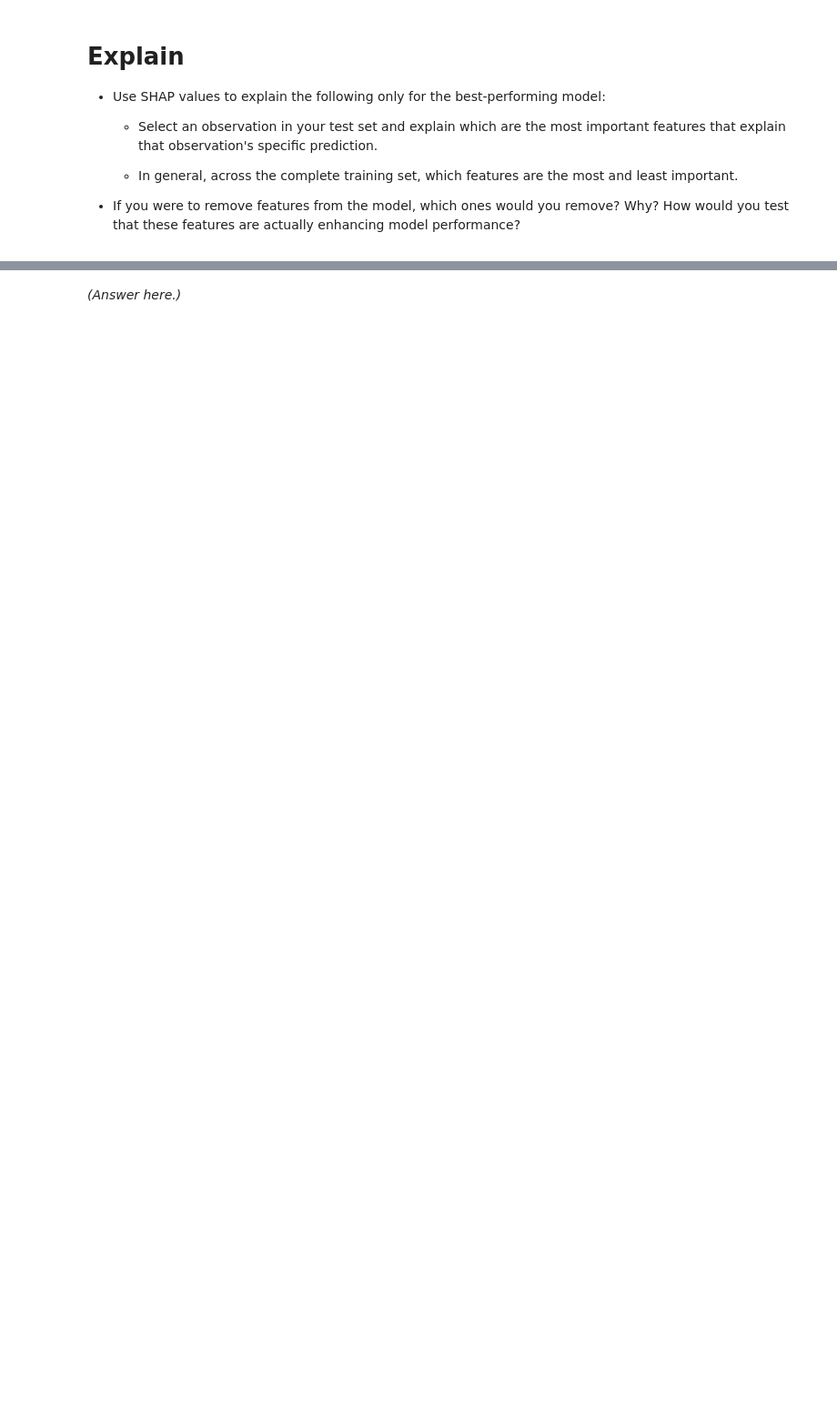
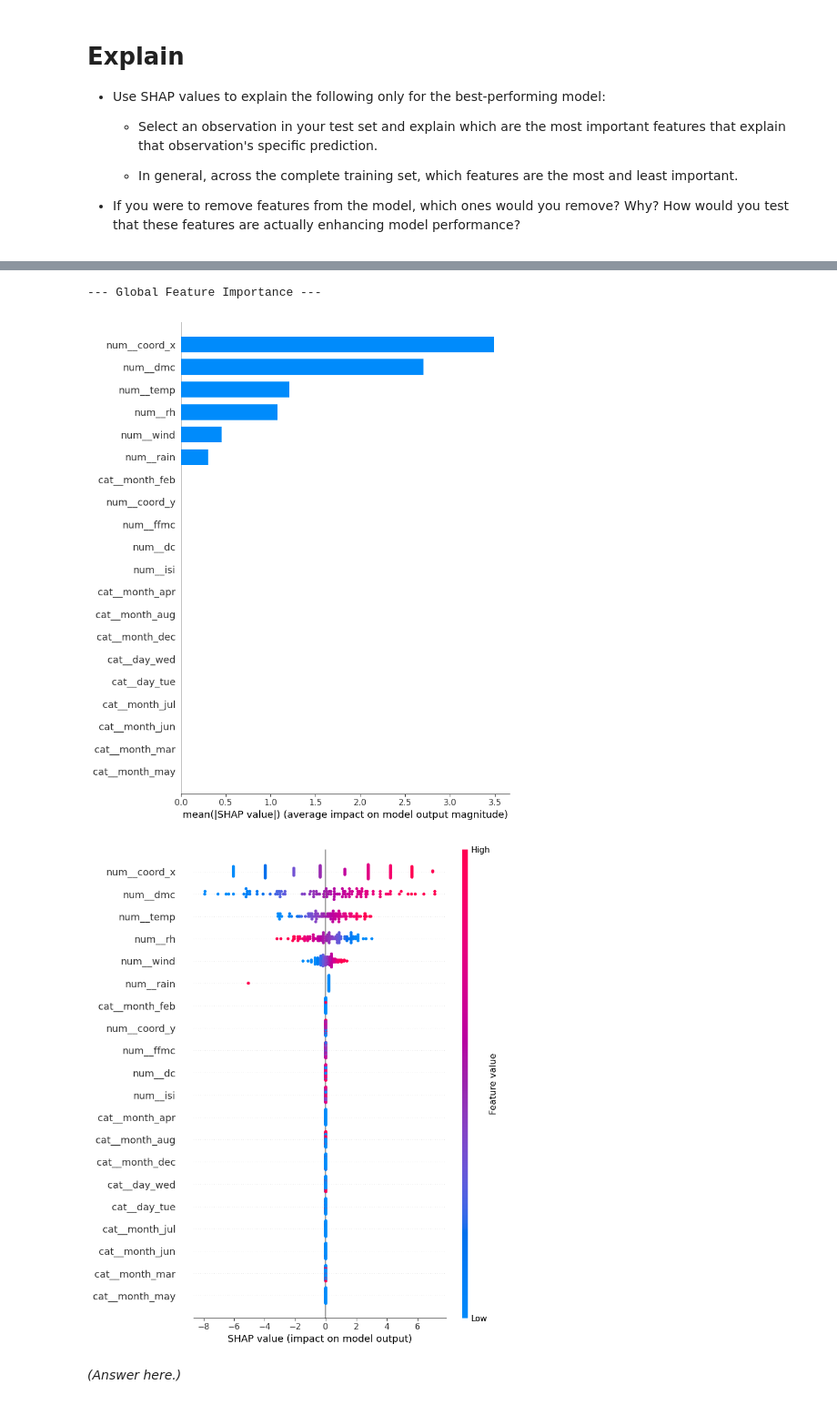
Before and after one commit to davyjones1210/production, a Jupyter notebook: 02_activities/assignments/assignment_2.ipynb, the cells around one changed output, grey strips where cells are left out. Shown at 91% size. Cells and saved outputs as stored; diff of their text form; code cells hidden in the pictures; blank space fills up the shorter version.

```diff
--- a/02_activities/assignments/assignment_2.ipynb
+++ b/02_activities/assignments/assignment_2.ipynb
@@ -315,0 +313,17 @@ NameError: name 'scores' is not defined
+# %%
+scores = {
+    'Pipeline A': grid_a.best_score_,
+    'Pipeline B': grid_b.best_score_,
+    'Pipeline C': grid_c.best_score_,
+    'Pipeline D': grid_d.best_score_
+}
+
+# Find the best model (highest neg_mean_squared_error, i.e., closest to 0)
+best_model_name = max(scores, key=scores.get)
+best_model_score = scores[best_model_name]
+
+print("Model Performance (Negative Mean Squared Error):")
+for name, score in scores.items():
+    print(f"- {name}: {score:.4f}")
+
+print(f"\nThe best performing model is '{best_model_name}' with a score of {best_model_score:.4f}.")
@@ -315,0 +338,16 @@ NameError: name 'scores' is not defined
+# %%
+# Identify the corresponding grid search object for the best model
+grid_objects = {'Pipeline A': grid_a, 'Pipeline B': grid_b, 'Pipeline C': grid_c, 'Pipeline D': grid_d}
+best_grid = grid_objects[best_model_name]
+
+# Get the best estimator (the trained pipeline) from the grid search
+best_model = best_grid.best_estimator_
+
+# Define the filename for the pickle file
+filename = 'best_model.pkl'
+
+# Save the model to a pickle file
+with open(filename, 'wb') as file:
+    pickle.dump(best_model, file)
+
+print(f"The best model ('{best_model_name}') has been saved to '{filename}'.")
@@ -326,2 +415,18 @@ NameError: name 'scores' is not defined
+# %%
+# --- Global Explanation across the entire dataset ---
+print("\n--- Global Feature Importance ---")
+
+# Create a summary plot (bar chart) to show the mean absolute SHAP value for each feature
+# This gives a clear ranking of which features are most important for the model overall
+shap.summary_plot(shap_values, X_test_transformed, feature_names=feature_names, plot_type="bar")
+
+# Create a beeswarm summary plot
+# This shows not only the magnitude of the feature's impact but also its direction
+# For example, it can show if a high value of 'temp' generally increases or decreases the prediction
+shap.summary_plot(shap_values, X_test_transformed, feature_names=feature_names)
+# %% [output]
+--- Global Feature Importance ---
+[figure, added]
+[figure, added]
 # %% [markdown]
 *(Answer here.)*
```
Also changed, not shown: parts of 5 cells of this notebook.
